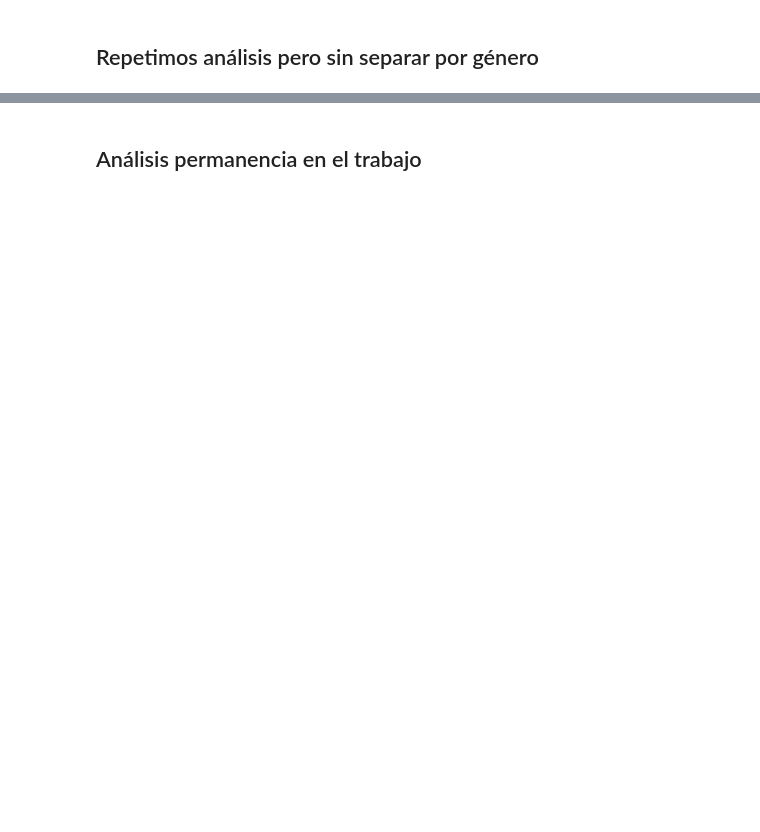
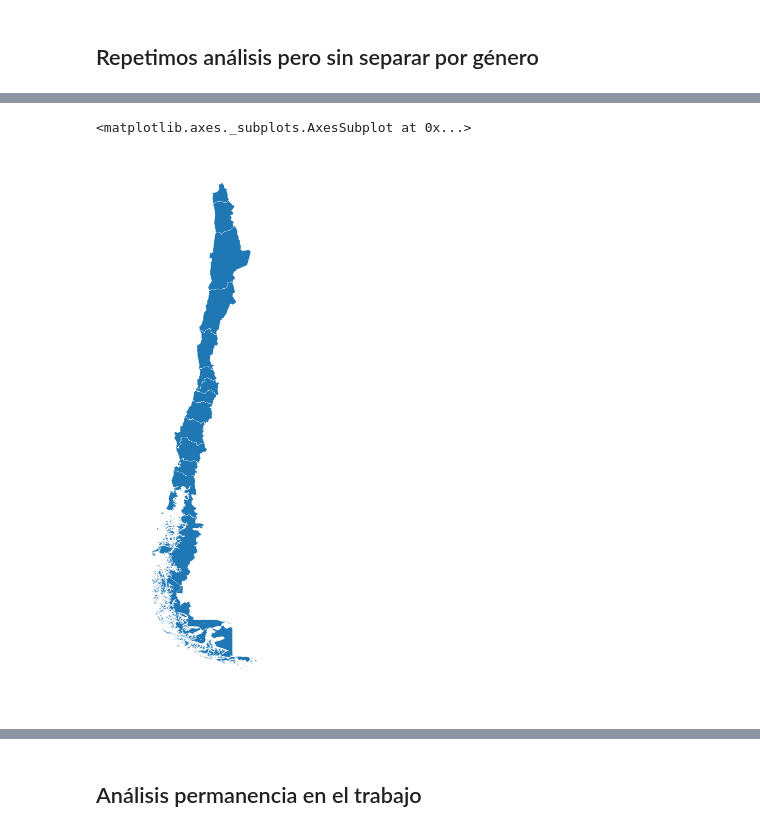
Before and after one commit to anipchile/encuesta_2018, a Jupyter notebook: notebooks/04 - Analisis de encuesta de insercion - Doctorado.ipynb, the cells around one changed output, grey strips where cells are left out. Cells and saved outputs as stored; diff of their text form; code cells hidden in the pictures; blank space fills up the shorter version.

```diff
--- a/notebooks/04 - Analisis de encuesta de insercion - Doctorado.ipynb
+++ b/notebooks/04 - Analisis de encuesta de insercion - Doctorado.ipynb
@@ -823,0 +511,7 @@ plt.savefig('figures/doctorado/figura_4_situacion_laboral.pdf', bbox_inches='tig
+# %%
+import pandas as pd
+import geopandas as gpd
+
+import seaborn as sns
+sns.set(font='DejaVu Sans', context='poster', palette='viridis')
+%config InlineBackend.figure_format='retina'
@@ -823,0 +710,13 @@ plt.savefig('figures/doctorado/figura_4_situacion_laboral.pdf', bbox_inches='tig
+# %%
+data_geopandas_regiones = (gpd.read_file('data/bcn/division_regional/', crs={'init': 'epsg:5361'})
+               .to_crs({'init': 'epsg:4326'}))
+# %%
+fig, ax = plt.subplots(1,1, figsize=(6,18))
+
+ax.axis('off')
+ax.set_xlim(-78,-62)
+
+data_geopandas_regiones.plot(ax=ax, color=current_palette[0], edgecolor='white')
+# %% [output]
+<matplotlib.axes._subplots.AxesSubplot at 0x...>
+[figure, added]
```
Also changed, not shown: parts of 99 cells of this notebook, 11 other files.
